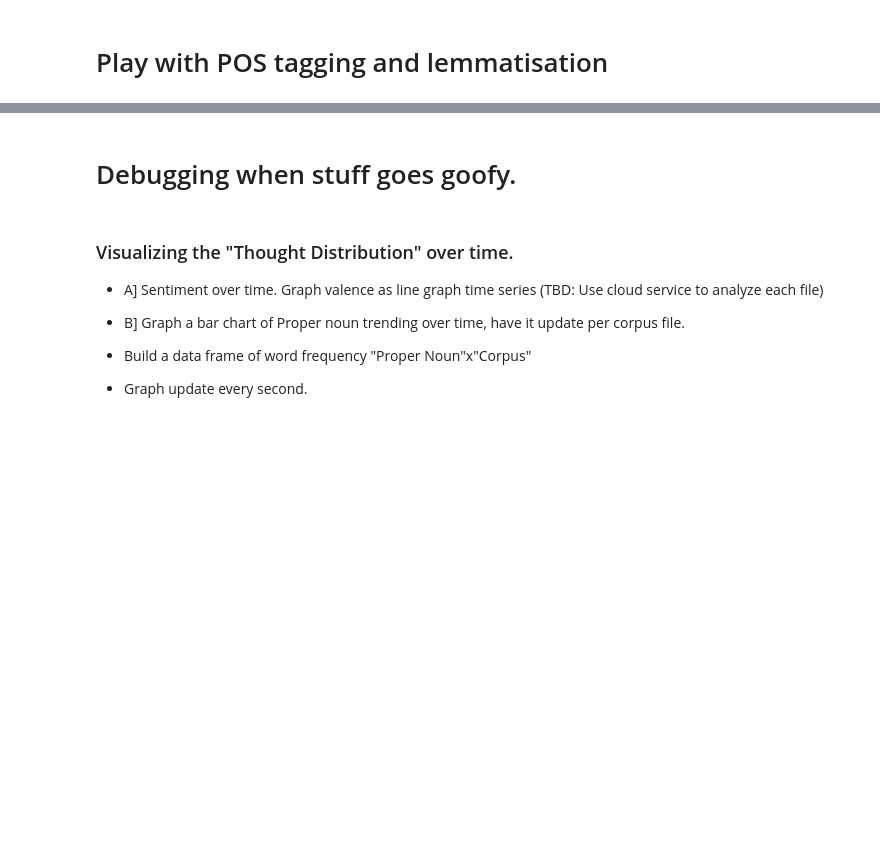
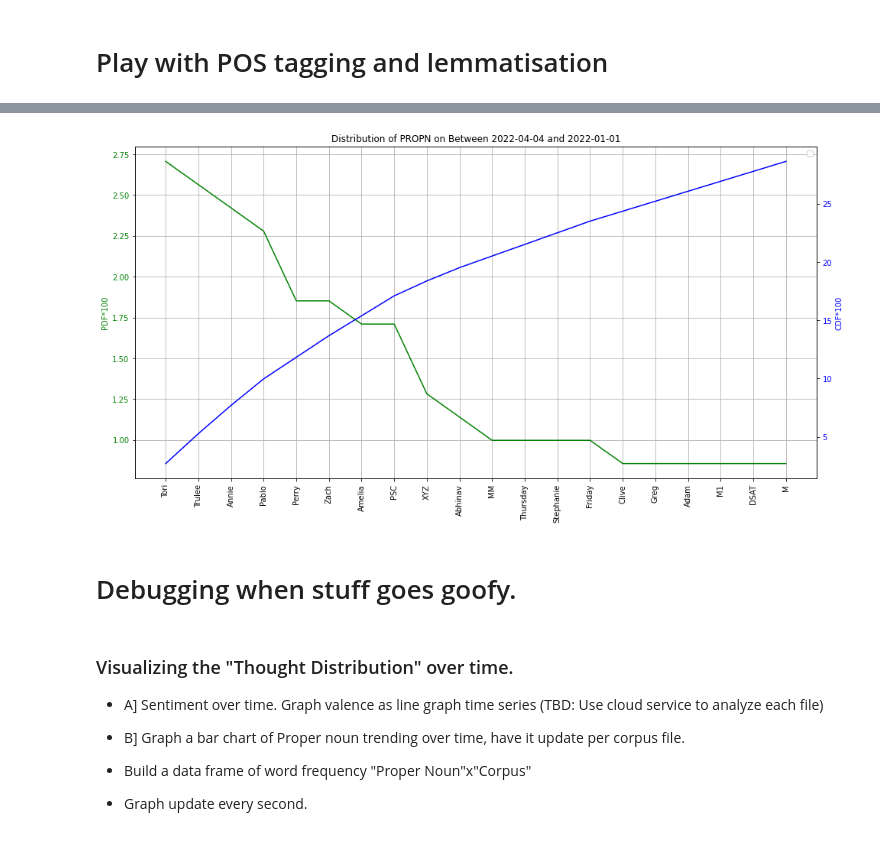
Before and after one commit to idvorkin/nlp, a Jupyter notebook: PlayNLP.ipynb, the cells around one changed output, grey strips where cells are left out. Saved outputs shown, nothing was run; the diff lists cells and outputs as text; code cells hidden in the pictures; blank space fills up the shorter version.

```diff
--- a/PlayNLP.ipynb
+++ b/PlayNLP.ipynb
@@ -258,3 +179,7 @@ initial words 4422 remaining words 2229
+# %%
+GraphScratchForCorpus(pos="PROPN", corpus=corpus)
+# %% [output]
+[figure, added]
 # %% [markdown]
 # Debugging when stuff goes goofy.
 # %%
```
Also changed, not shown: parts of 11 cells of this notebook, 1 other file.
